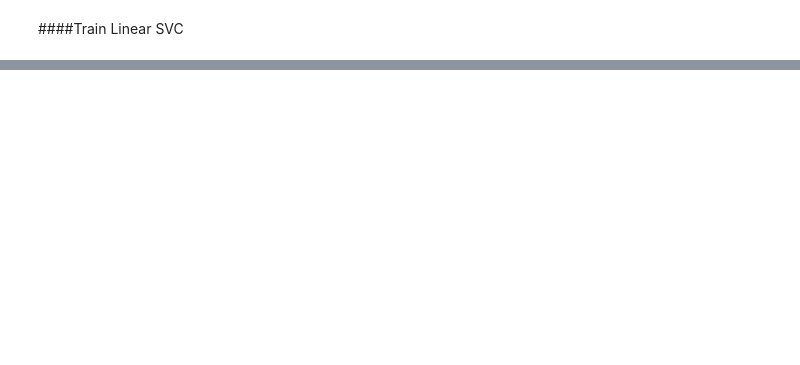
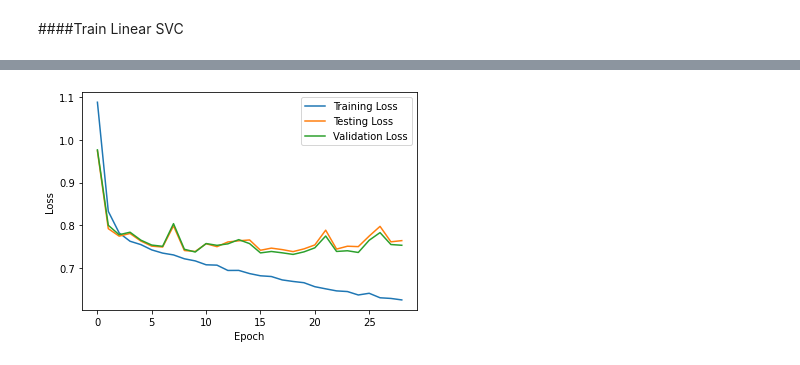
Before and after one commit to javy1022/CSCI-544-NLP, a Jupyter notebook: HW3/HW3.ipynb, the cells around one changed output, grey strips where cells are left out. Saved outputs shown, nothing was run; the diff lists cells and outputs as text; code cells hidden in the pictures; blank space fills up the shorter version.

Commit message:
Finish 4a, optimized hyper params

```diff
--- a/HW3/HW3.ipynb
+++ b/HW3/HW3.ipynb
@@ -205,0 +267,19 @@ You are using a high-RAM runtime!
+# %%
+BATCH_SIZE = 256
+
+device = "cuda" if torch.cuda.is_available() else "cpu"
+print(f"Using {device} device")
+
+X_train_tensor = torch.Tensor(X_train_np_c)
+X_test_tensor  = torch.Tensor(X_test_np_c)
+y_train_tensor = torch.Tensor(y_train_np_c)
+y_test_tensor = torch.Tensor(y_test_np_c)
+
+train_dataset = TensorDataset(X_train_tensor,y_train_tensor)
+test_dataset = TensorDataset(X_test_tensor,y_test_tensor)
+
+train_dataset, validation_dataset = random_split(train_dataset,[0.9,0.1])
+
+train_dataloader = DataLoader(train_dataset, batch_size=BATCH_SIZE, shuffle=True)
+test_dataloader = DataLoader(test_dataset, batch_size=BATCH_SIZE, shuffle=True)
+validation_dataloader = DataLoader(validation_dataset, batch_size=BATCH_SIZE, shuffle=True)
@@ -205,0 +316,70 @@ You are using a high-RAM runtime!
+# %%
+mlp = MLP()
+loss_function = nn.CrossEntropyLoss()
+optimizer = torch.optim.RAdam(mlp.parameters(),weight_decay=0.001)
+
+best_loss = float('inf')
+patience = 10
+counter = 0
+train_list = []
+valid_list = []
+test_list = []
+
+# Training loop
+for epoch in range(0,100):
+
+    train_loss = 0.0
+    for i, data in enumerate(train_dataloader, 0):
+      inputs, targets = data
+
+      optimizer.zero_grad()
+      outputs = mlp(inputs)
+      targets = targets.type(torch.LongTensor)
+      loss = loss_function(outputs, targets)
+      loss.backward()
+      optimizer.step()
+      train_loss += loss.item()
+
+    # record train loss
+    train_list.append(train_loss / len(train_dataloader))
+
+    # record validation loss
+    valid_loss = 0.0
+    mlp.eval()
+    for i, data in enumerate(validation_dataloader, 0):
+        inputs, targets = data
+        outputs = mlp(inputs)
+        targets = targets.type(torch.LongTensor)
+        loss = loss_function(outputs, targets)
+        valid_loss += loss.item()
+    valid_list.append(valid_loss / len(validation_dataloader))
+
+    # record test loss
+    mlp.eval()
+    testing_loss = 0.0
+    with torch.no_grad():
+        for data, target in test_dataloader:
+            output = mlp(data)
+            target = target.type(torch.LongTensor)
+            loss = loss_function(output, target)
+            testing_loss += loss.item() * data.size(0)
+
+    testing_loss /= len(test_dataloader.dataset)
+    test_list.append(testing_loss)
+
+    # early stopping
+    if valid_loss < best_loss:
+        best_loss = valid_loss
+        counter = 0
+        torch.save(mlp.state_dict(), 'best_model.pt')
+    else:
+        counter += 1
+        if counter >= patience:
+            print("Early stopping")
+            break
+
+# Use the best model obtained from the early stopping process
+mlp.load_state_dict(torch.load('best_model.pt'))
+plot_loss(train_list, test_list, valid_list)
+test_acc(mlp,test_dataloader)
+# %% [output]
@@ -205,0 +387 @@ You are using a high-RAM runtime!
+[figure, added]
```
Also changed, not shown: parts of 23 cells of this notebook.
